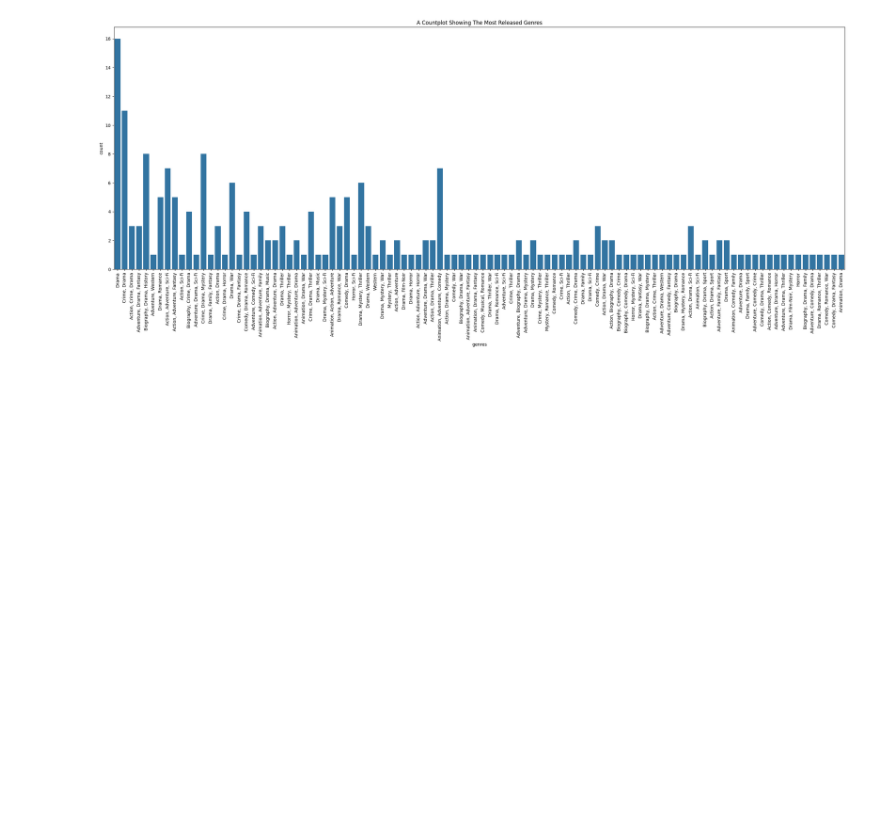
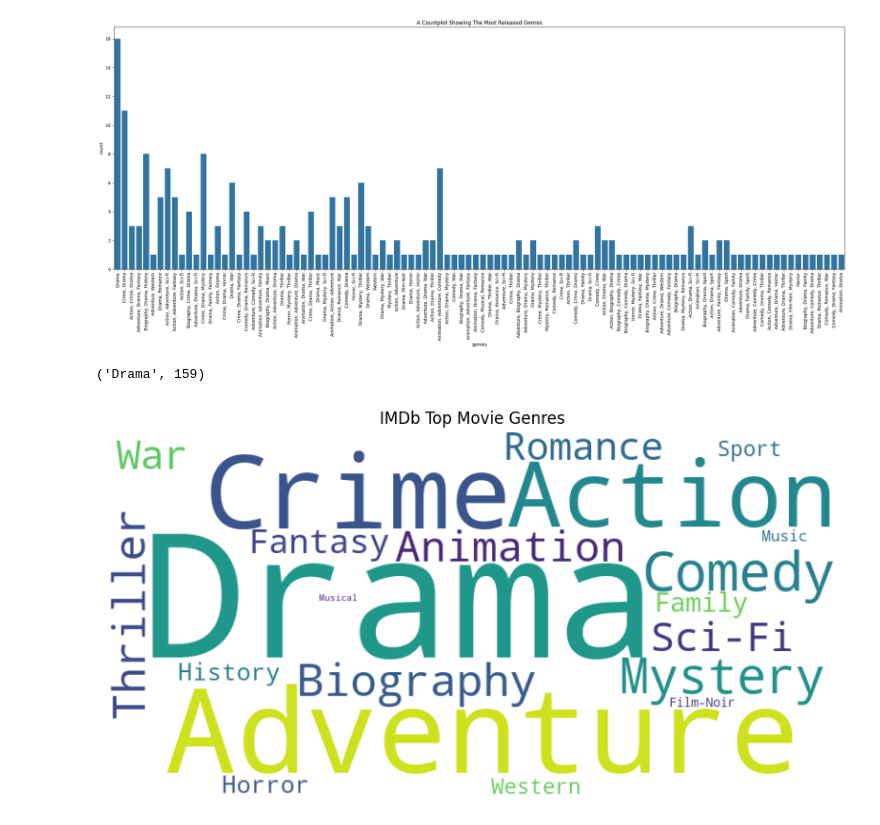
Before and after one commit to Cemputus/Data-Mining-and-Wrangling---movie-scraping, a Jupyter notebook: Analysis/Edube_webscrap.ipynb, the cells around one changed output. Drawn from its saved outputs; the diff is of its cells as text; code cells hidden in the pictures; blank space fills up the shorter version.

```diff
--- a/Analysis/Edube_webscrap.ipynb
+++ b/Analysis/Edube_webscrap.ipynb
@@ -291,5 +291,32 @@ plt.title('a countplot showing the most released genres'.title())
 # %% [output]
 Text(0.5, 1.0, 'A Countplot Showing The Most Released Genres')
 [figure]
+# %%
+from collections import Counter
+import matplotlib.pyplot as plt
+from wordcloud import WordCloud
+
+# Split and count genre occurrences
+all_genres = cleaned_reformed['genres'].dropna().str.split(', ').sum()
+genre_counts = Counter(all_genres)
+
+# Identify the most frequent genre
+most_frequent_genre = genre_counts.most_common(1)[0]
+most_frequent_genre
+# %% [output]
+('Drama', 159)
+# %%
+# Generate word cloud
+wordcloud = WordCloud(width=800, height=400, background_color='white', colormap='viridis')
+wordcloud.generate_from_frequencies(genre_counts)
+
+# Plot word cloud
+plt.figure(figsize=(10, 5))
+plt.imshow(wordcloud, interpolation='bilinear')
+plt.axis('off')
+plt.title('IMDb Top Movie Genres')
+plt.show()
+# %% [output]
+[figure, added]
 # %%
 ## QUESTION TWO
```
